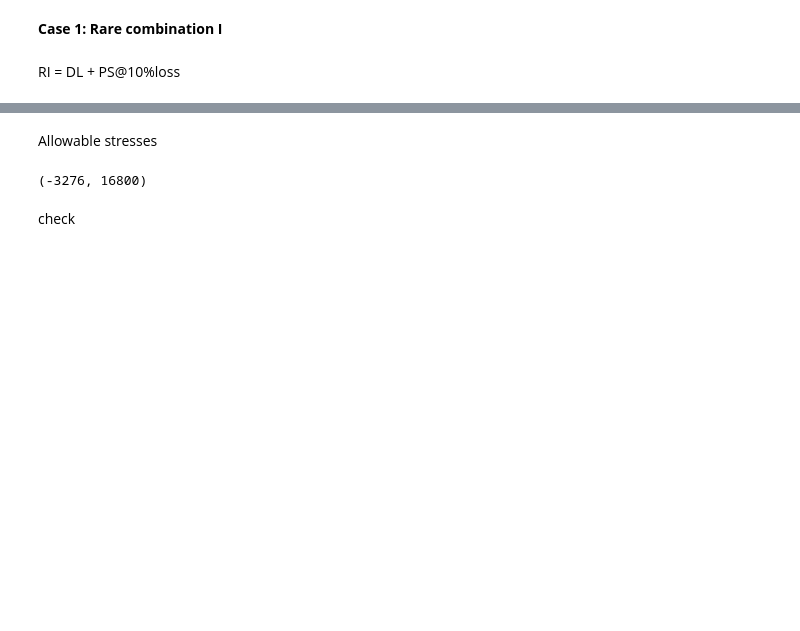
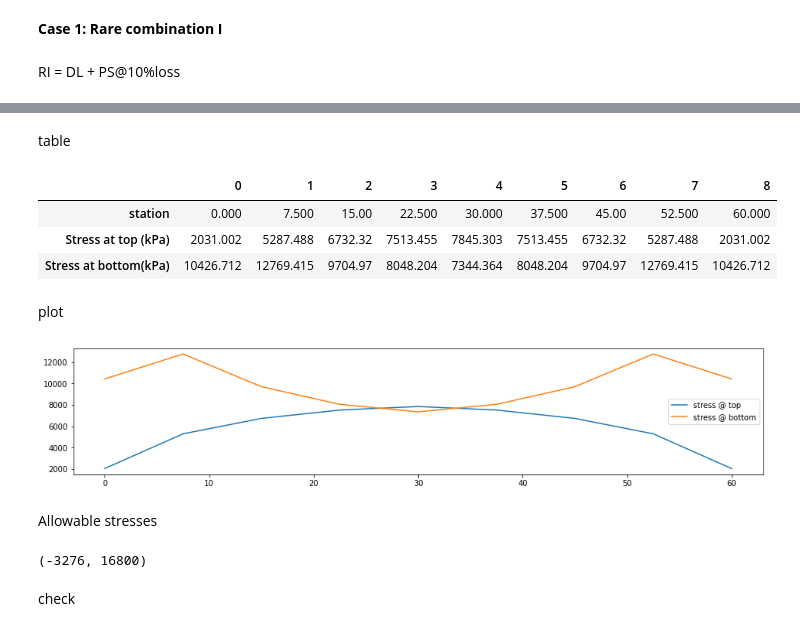
Before and after one commit to Rawrr-123/PSC_bridge, a Jupyter notebook: prestressed.ipynb, the cells around one changed output, grey strips where cells are left out. Drawn from its saved outputs; the diff is of its cells as text; code cells hidden in the pictures; blank space fills up the shorter version.

```diff
--- a/prestressed.ipynb
+++ b/prestressed.ipynb
@@ -60,2 +85,11 @@ cable = cables(fck,cable_no,section)
 # %% [markdown]
 Generating intermediate sections
+# %%
+def cable_interpol(end_cable_pos, mid_cable_pos, span_length, distance):
+    cable_interpol = []
+    for i in range(len(end_cable_pos)):
+        h = end_cable_pos[i][1]-mid_cable_pos[i][1]
+        a = end_cable_pos[i][1]
+        y = a - 4*h*distance/span_length + 4*h*distance**2/span_length**2
+        cable_interpol.append((end_cable_pos[i][0], y))
+    return cable_interpol
@@ -62,7 +121,5 @@ Generating intermediate sections
 # %%
-sections = []
-for i in range(no):
-    section1=Cross_section(length,height)
-    section1.expansion_width=expansion_calc(span,sc[i],cable)
-    section1.cableprop=cable.cablepos(sc[i],50)
-    sections.append(section1)
+sections = [copy.copy(section_end), copy.copy(section_mid), copy.copy(section_mid), copy.copy(section_mid), copy.copy(section_mid), copy.copy(section_mid), copy.copy(section_mid), copy.copy(section_mid), copy.copy(section_end)]
+# %%
+for i in range(len(sections)):
+    sections[i].cable_prop = cable_interpol(cable_posend, cable_posmid, 60, sc[i])
@@ -223,0 +286,4 @@ for i in cableprofile:
+# %%
+endcable = sections[0].cable_prop
+midcable = sections[4].cable_prop
+cableprofile = cable_profile(endcable, midcable, span, division = 8)
@@ -354,3 +434,22 @@ tauTop_RI, tauBot_RI
+# %% [markdown]
+table
+# %%
+pd.DataFrame([sc, tauTop_RI, tauBot_RI], index= ['station', 'Stress at top (kPa)', 'Stress at bottom(kPa)']).round(3)
+# %% [output]
+|  | 0 | 1 | 2 | 3 | 4 | 5 | 6 | 7 | 8 |
+| station | 0.000 | 7.500 | 15.00 | 22.500 | 30.000 | 37.500 | 45.00 | 52.500 | 60.000 |
+| Stress at top (kPa) | 2031.002 | 5287.488 | 6732.32 | 7513.455 | 7845.303 | 7513.455 | 6732.32 | 5287.488 | 2031.002 |
+| Stress at bottom(kPa) | 10426.712 | 12769.415 | 9704.97 | 8048.204 | 7344.364 | 8048.204 | 9704.97 | 12769.415 | 10426.712 |
+# %% [markdown]
+plot
+# %%
+f, ax = plt.subplots(figsize = (16,3))
+ax.plot(sc, tauTop_RI, label = 'stress @ top')
+ax.plot(sc, tauBot_RI, label = 'stress @ bottom')
+plt.legend()
+plt.show()
+# %% [output]
+[figure, added]
 # %% [markdown]
 Allowable stresses
 # %%
```
Also changed, not shown: parts of 57 cells of this notebook, 16 other files.
